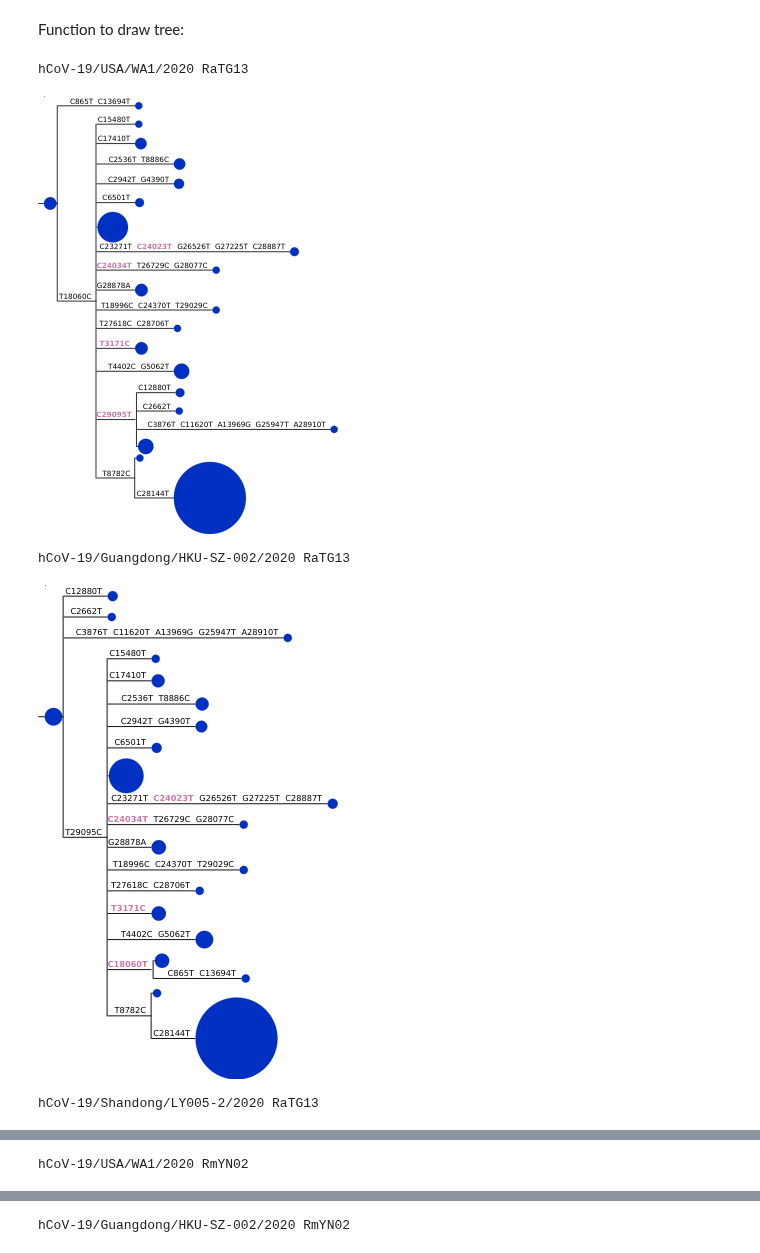
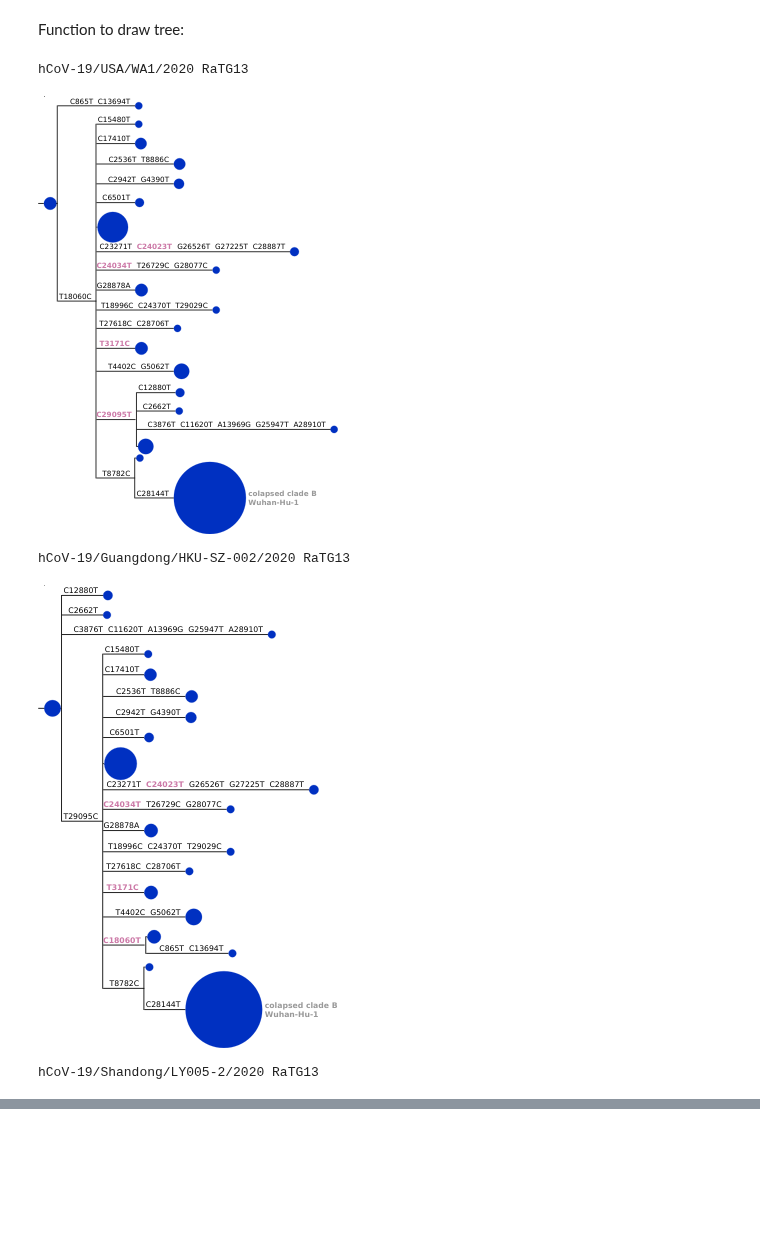
Before and after one commit to jbloom/SARS-CoV-2_PRJNA612766, a Jupyter notebook: notebooks/visualize_trees.py.ipynb, the cells around one changed output, grey strips where cells are left out. Saved outputs shown, nothing was run; the diff lists cells and outputs as text; code cells hidden in the pictures; blank space fills up the shorter version.

Commit message:
label collapsed clade

```diff
--- a/notebooks/visualize_trees.py.ipynb
+++ b/notebooks/visualize_trees.py.ipynb
@@ -159,7 +159,8 @@ def get_pretty_tree(treefile,
                     branch_linewidth=4,
                     mut_label_color='black',
                     mut_to_outgroup_label_color='#CC79A7',
-                    collapse_below=['C28144T']
+                    collapse_below={'C28144T': ['colapsed clade B', 'Wuhan-Hu-1']},
+                    node_label_color='#999999',
                     ):
     """Returns `(tree, tree_style)`."""
     annotations = df.set_index('representative_strain').to_dict(orient='index')
@@ -252,7 +253,7 @@ def get_pretty_tree(treefile,
     t.ladderize()
 
     # collapse tree at indicated nodes
-    for below_subs in collapse_below:
+    for below_subs, txt in collapse_below.items():
         collapse_n = [n for n in t.traverse() if n.name and n.up and n.up.name and
                       n.name != 'dummy' and subs_matrix[(n.up.name, n.name)] == below_subs]
         if len(collapse_n) > 1:
@@ -262,35 +263,44 @@ def get_pretty_tree(treefile,
         collapse_n = collapse_n[0]
         collapse_nstrains = 0
         for n in [collapse_n] + collapse_n.get_descendants():
             if n.is_leaf():
                 collapse_nstrains += annotations[n.name]['nstrains']
             if n != collapse_n:
                 n.detach()
         nstyle = ete3.NodeStyle(**nstyle_dict)
         nstyle['size'] = nodesizescale * math.sqrt(collapse_nstrains)
         collapse_n.set_style(nstyle)
+        for face_txt in txt:
+            collapse_n.add_face(ete3.TextFace(f" {face_txt}",
+                                              fsize=label_fontsize,
+                                              fgcolor=node_label_color,
+                                              bold=True,
+                                              ),
+                                column=0,
+                                position='branch-right',
+                                )
 
     ts.show_scale = False
 
     return t, ts
 
 assert len(progenitors) == len(tree_files)
 for outgroup, (progenitor, tree_file) in itertools.product(outgroups,
                                                            zip(progenitors, tree_files)
                                                            ):
- #   if progenitor != "hCoV-19/Shandong/LY005-2/2020":
- #       continue
+    if outgroup != 'RaTG13':
+        continue  # debugging
     print(progenitor, outgroup)
     t, ts = get_pretty_tree(tree_file,
                             df=all_df,
                             subs_matrix=subs_matrices[progenitor],
                             progenitor=progenitor,
                             to_outgroup_muts=subs_to_outgroup[outgroup],
                             )
     display(t.render('%%inline', tree_style=ts, w=300))
 # %% [output]
 hCoV-19/USA/WA1/2020 RaTG13
-[figure, old version]
+[figure, new version]
 hCoV-19/Guangdong/HKU-SZ-002/2020 RaTG13
-[figure, old version]
+[figure, new version]
 hCoV-19/Shandong/LY005-2/2020 RaTG13
@@ -298 +307,0 @@ hCoV-19/Shandong/LY005-2/2020 RaTG13
-hCoV-19/USA/WA1/2020 RmYN02
@@ -300 +307,0 @@ hCoV-19/USA/WA1/2020 RmYN02
-hCoV-19/Guangdong/HKU-SZ-002/2020 RmYN02
```
Also changed, not shown: parts of 1 cell of this notebook.
